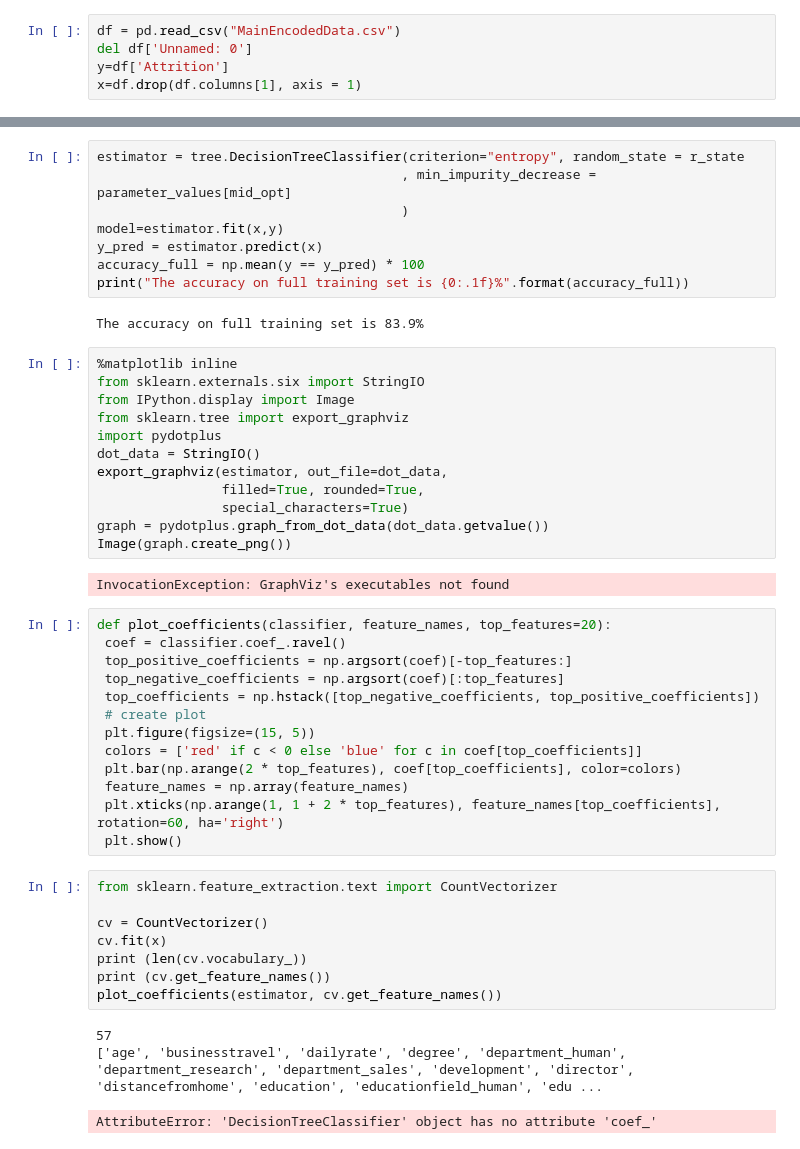
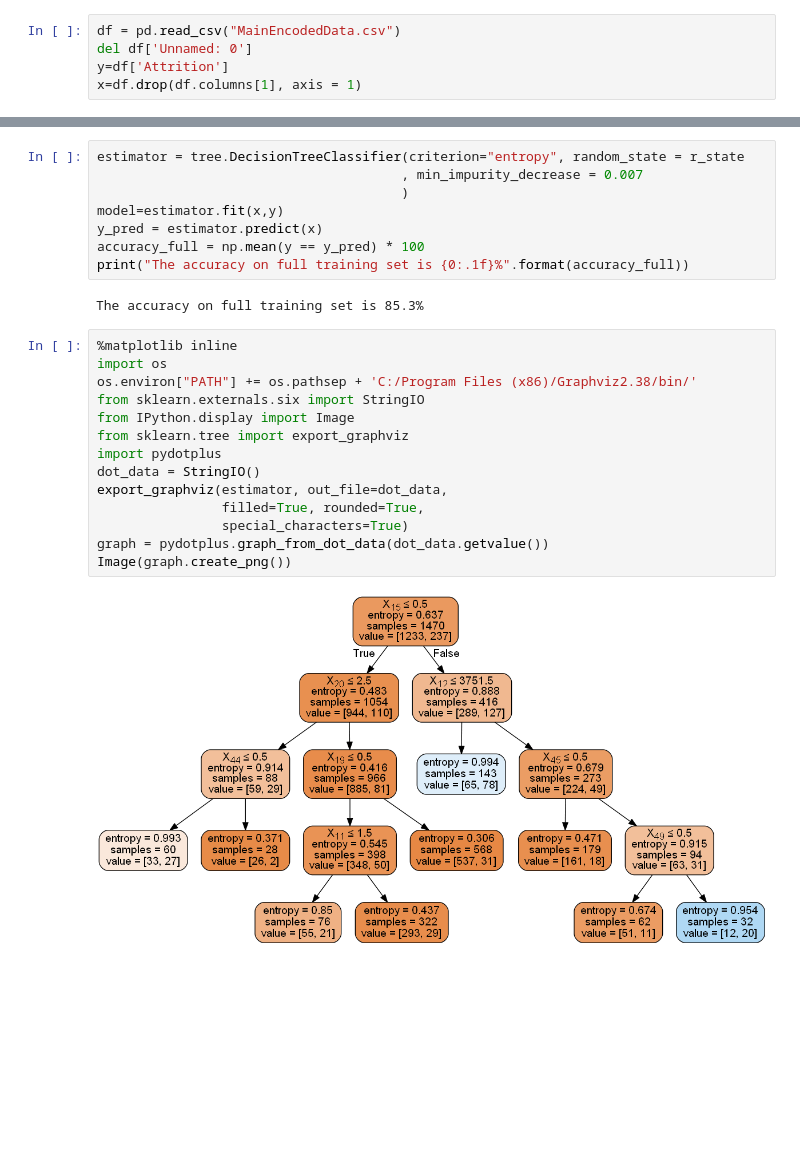
Before and after one commit to mmd52/HR_Employee_Attrition, a Jupyter notebook: Feature_Selection.ipynb, the cells around one changed output, grey strips where cells are left out. Drawn from its saved outputs; the diff is of its cells as text; blank space fills up the shorter version.

```diff
--- a/Feature_Selection.ipynb
+++ b/Feature_Selection.ipynb
@@ -96,49 +96,26 @@ The optimal value of 'min_impurity_decrease' is 0.05 giving accuracy 0.84
 # %%
 estimator = tree.DecisionTreeClassifier(criterion="entropy", random_state = r_state
-                                       , min_impurity_decrease = parameter_values[mid_opt]
+                                       , min_impurity_decrease = 0.007
                                        )
 model=estimator.fit(x,y)
 y_pred = estimator.predict(x)
 accuracy_full = np.mean(y == y_pred) * 100
 print("The accuracy on full training set is {0:.1f}%".format(accuracy_full))
 # %% [output]
-The accuracy on full training set is 83.9%
+The accuracy on full training set is 85.3%
 # %%
 %matplotlib inline
+import os
+os.environ["PATH"] += os.pathsep + 'C:/Program Files (x86)/Graphviz2.38/bin/'
 from sklearn.externals.six import StringIO
 from IPython.display import Image
 from sklearn.tree import export_graphviz
 import pydotplus
 dot_data = StringIO()
 export_graphviz(estimator, out_file=dot_data,
                 filled=True, rounded=True,
                 special_characters=True)
 graph = pydotplus.graph_from_dot_data(dot_data.getvalue())
 Image(graph.create_png())
 # %% [output]
-InvocationException: GraphViz's executables not found
+[figure, added]
-# %%
-def plot_coefficients(classifier, feature_names, top_features=20):
- coef = classifier.coef_.ravel()
- top_positive_coefficients = np.argsort(coef)[-top_features:]
- top_negative_coefficients = np.argsort(coef)[:top_features]
- top_coefficients = np.hstack([top_negative_coefficients, top_positive_coefficients])
- # create plot
- plt.figure(figsize=(15, 5))
- colors = ['red' if c < 0 else 'blue' for c in coef[top_coefficients]]
- plt.bar(np.arange(2 * top_features), coef[top_coefficients], color=colors)
- feature_names = np.array(feature_names)
- plt.xticks(np.arange(1, 1 + 2 * top_features), feature_names[top_coefficients], rotation=60, ha='right')
- plt.show()
-# %%
-from sklearn.feature_extraction.text import CountVectorizer
-
-cv = CountVectorizer()
-cv.fit(x)
-print (len(cv.vocabulary_))
-print (cv.get_feature_names())
-plot_coefficients(estimator, cv.get_feature_names())
-# %% [output]
-57
-['age', 'businesstravel', 'dailyrate', 'degree', 'department_human', 'department_research', 'department_sales', 'development', 'director', 'distancefromhome', 'education', 'educationfield_human', 'edu ...
-AttributeError: 'DecisionTreeClassifier' object has no attribute 'coef_'
```
Also changed, not shown: parts of 3 cells of this notebook, 1 other file.
